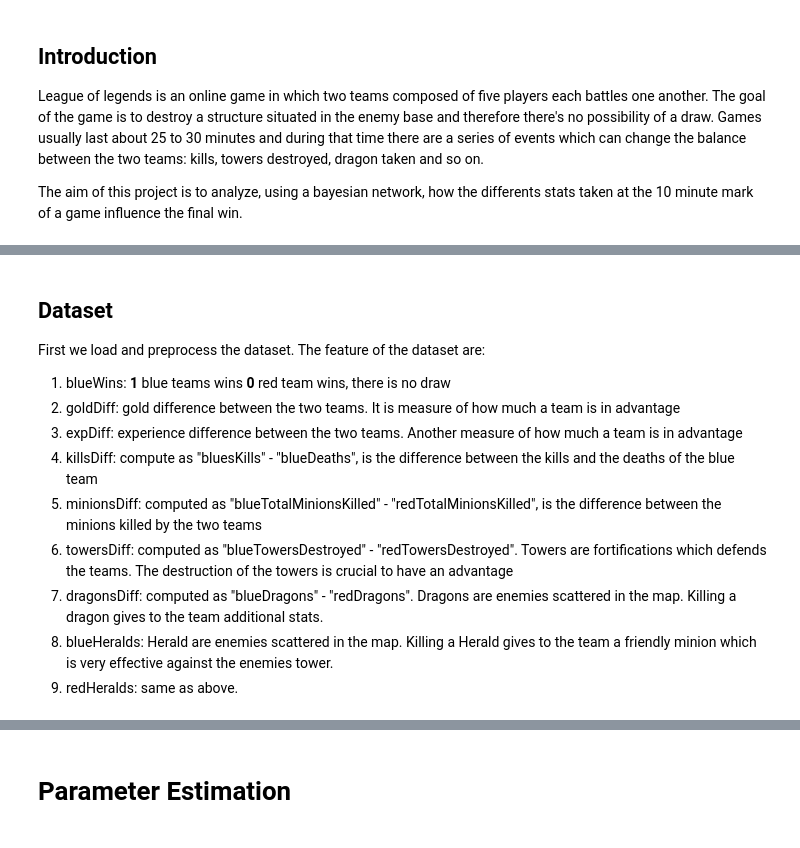
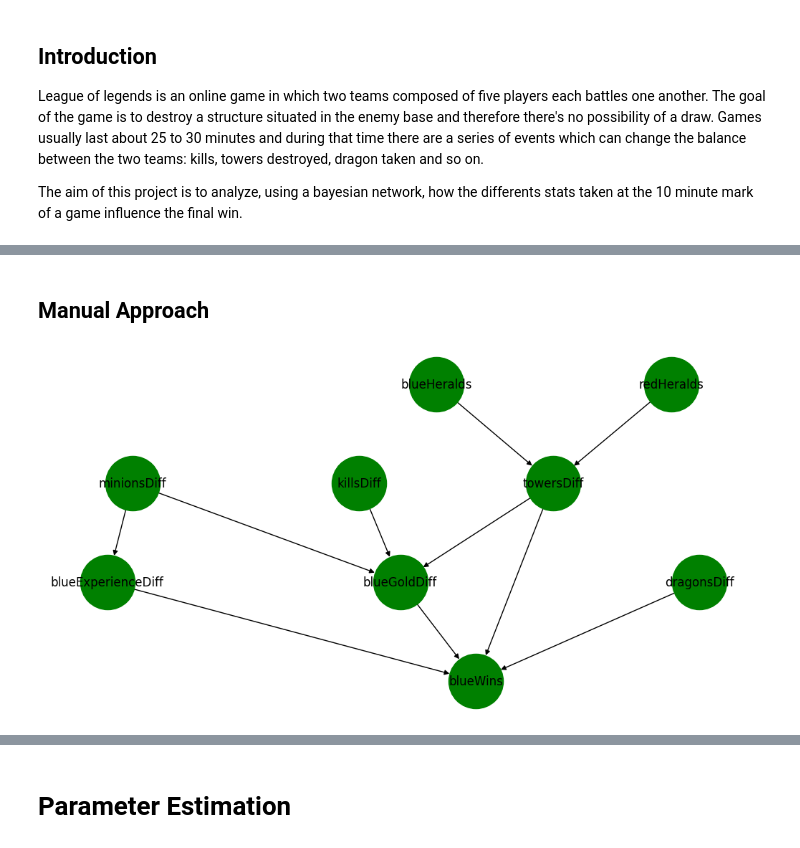
Before and after one commit to elements72/FAIKR-M3, a Jupyter notebook: lol.ipynb, the cells around one changed output, grey strips where cells are left out. Saved outputs shown, nothing was run; the diff lists cells and outputs as text; code cells hidden in the pictures.

```diff
--- a/lol.ipynb
+++ b/lol.ipynb
@@ -10,26 +142,18 @@ from pgmpy.factors.discrete import TabularCPD
+# %% [markdown]
+## Manual Approach
 # %%
-model = BayesianNetwork([
+manual_model = BayesianNetwork([
     ("killsDiff", "blueGoldDiff"),
     ("minionsDiff", "blueGoldDiff"),
     ("minionsDiff", "blueExperienceDiff"),
     ("towersDiff", "blueGoldDiff"),
     ("towersDiff", "blueWins"),
     ("blueHeralds", "towersDiff"),
     ("redHeralds", "towersDiff"),
     ("dragonsDiff", "blueWins"),
     ("blueExperienceDiff", "blueWins"),
     ("blueGoldDiff", "blueWins")
 ])
+draw_graph(model)
+# %% [output]
+[figure, added]
-# %% [markdown]
-## Dataset
-First we load and preprocess the dataset.
-The feature of the dataset are:
- 1. blueWins: **1** blue teams wins **0** red team wins, there is no draw
- 2. goldDiff: gold difference between the two teams. It is measure of how much a team is in advantage
- 3. expDiff: experience difference between the two teams. Another measure of how much a team is in advantage
- 4. killsDiff: compute as "bluesKills" - "blueDeaths", is the difference between the kills and the deaths of the blue team
- 5. minionsDiff: computed as "blueTotalMinionsKilled" - "redTotalMinionsKilled", is the difference between the minions killed by the two teams
- 6. towersDiff: computed as "blueTowersDestroyed" - "redTowersDestroyed". Towers are fortifications which defends the teams. The destruction of the towers is crucial to have an advantage
- 7. dragonsDiff: computed as "blueDragons" - "redDragons". Dragons are enemies scattered in the map. Killing a dragon gives to the team additional stats.
- 8. blueHeralds: Herald are enemies scattered in the map. Killing a Herald gives to the team a friendly minion which is very effective against the enemies tower.
- 9. redHeralds: same as above.
```
Also changed, not shown: parts of 29 cells of this notebook, 1 other file.
